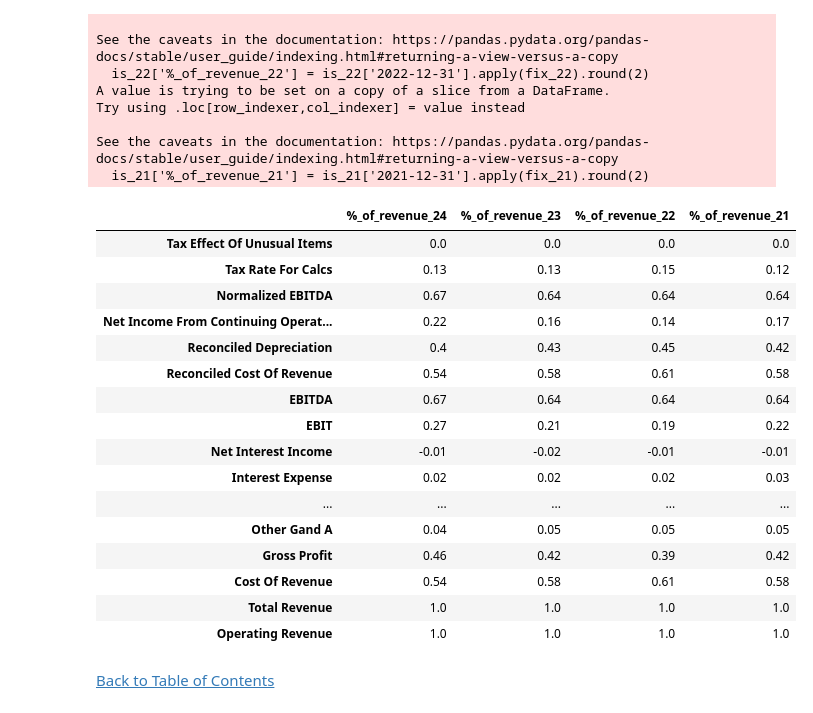
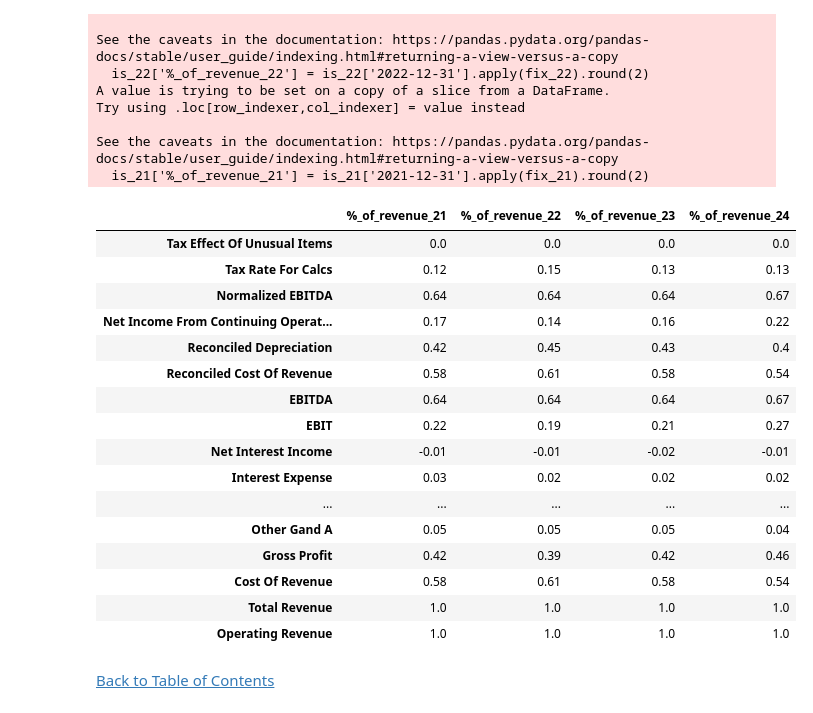
Before and after one commit to jasondo-da/NFLX_Financial_Analysis, a Jupyter notebook: nflx_financial_analysis.ipynb, the cells around one changed output. Cells and saved outputs as stored; diff of their text form; code cells hidden in the pictures.

```diff
--- a/nflx_financial_analysis.ipynb
+++ b/nflx_financial_analysis.ipynb
@@ -379,31 +378,31 @@ See the caveats in the documentation: https://pandas.pydata.org/pandas-docs/stab
 # %%
 # Splitting the annual percentage of revenue columns and combining them into one dataframe to later graph to see how each line item has changed year over year
 is_24_por = is_24.iloc[:, 1:2]
 is_23_por = is_23.iloc[:, 1:2]
 is_22_por = is_22.iloc[:, 1:2]
 is_21_por = is_21.iloc[:, 1:2]
 
 # Combining the separate dataframes into one
-is_df = pd.concat([is_24, is_23, is_22, is_21], axis=1)
+is_df = pd.concat([is_21, is_22, is_23, is_24], axis=1)
 
-percentage_of_rev_is = pd.concat([is_24_por, is_23_por, is_22_por, is_21_por], axis=1)
+percentage_of_rev_is = pd.concat([is_21_por, is_22_por, is_23_por, is_24_por], axis=1)
 percentage_of_rev_is
 # %% [output]
-|  | %_of_revenue_24 | %_of_revenue_23 | %_of_revenue_22 | %_of_revenue_21 |
+|  | %_of_revenue_21 | %_of_revenue_22 | %_of_revenue_23 | %_of_revenue_24 |
 | Tax Effect Of Unusual Items | 0.0 | 0.0 | 0.0 | 0.0 |
-| Tax Rate For Calcs | 0.13 | 0.13 | 0.15 | 0.12 |
-| Normalized EBITDA | 0.67 | 0.64 | 0.64 | 0.64 |
-| Net Income From Continuing Operat... | 0.22 | 0.16 | 0.14 | 0.17 |
-| Reconciled Depreciation | 0.4 | 0.43 | 0.45 | 0.42 |
-| Reconciled Cost Of Revenue | 0.54 | 0.58 | 0.61 | 0.58 |
-| EBITDA | 0.67 | 0.64 | 0.64 | 0.64 |
-| EBIT | 0.27 | 0.21 | 0.19 | 0.22 |
-| Net Interest Income | -0.01 | -0.02 | -0.01 | -0.01 |
-| Interest Expense | 0.02 | 0.02 | 0.02 | 0.03 |
+| Tax Rate For Calcs | 0.12 | 0.15 | 0.13 | 0.13 |
+| Normalized EBITDA | 0.64 | 0.64 | 0.64 | 0.67 |
+| Net Income From Continuing Operat... | 0.17 | 0.14 | 0.16 | 0.22 |
+| Reconciled Depreciation | 0.42 | 0.45 | 0.43 | 0.4 |
+| Reconciled Cost Of Revenue | 0.58 | 0.61 | 0.58 | 0.54 |
+| EBITDA | 0.64 | 0.64 | 0.64 | 0.67 |
+| EBIT | 0.22 | 0.19 | 0.21 | 0.27 |
+| Net Interest Income | -0.01 | -0.01 | -0.02 | -0.01 |
+| Interest Expense | 0.03 | 0.02 | 0.02 | 0.02 |
 | ... | ... | ... | ... | ... |
-| Other Gand A | 0.04 | 0.05 | 0.05 | 0.05 |
-| Gross Profit | 0.46 | 0.42 | 0.39 | 0.42 |
-| Cost Of Revenue | 0.54 | 0.58 | 0.61 | 0.58 |
+| Other Gand A | 0.05 | 0.05 | 0.05 | 0.04 |
+| Gross Profit | 0.42 | 0.39 | 0.42 | 0.46 |
+| Cost Of Revenue | 0.58 | 0.61 | 0.58 | 0.54 |
 | Total Revenue | 1.0 | 1.0 | 1.0 | 1.0 |
 | Operating Revenue | 1.0 | 1.0 | 1.0 | 1.0 |
 # %% [markdown]
```
Also changed, not shown: parts of 12 cells of this notebook.
